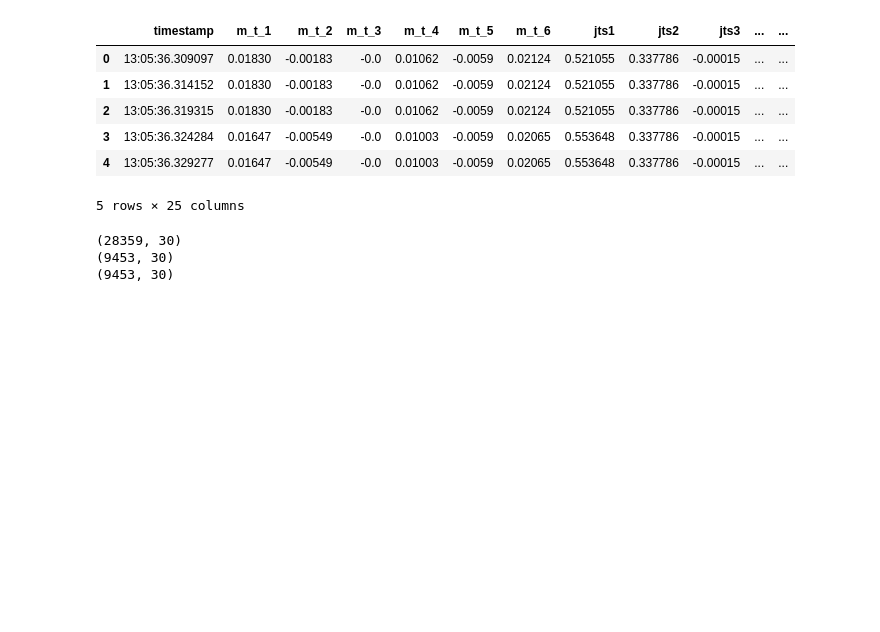
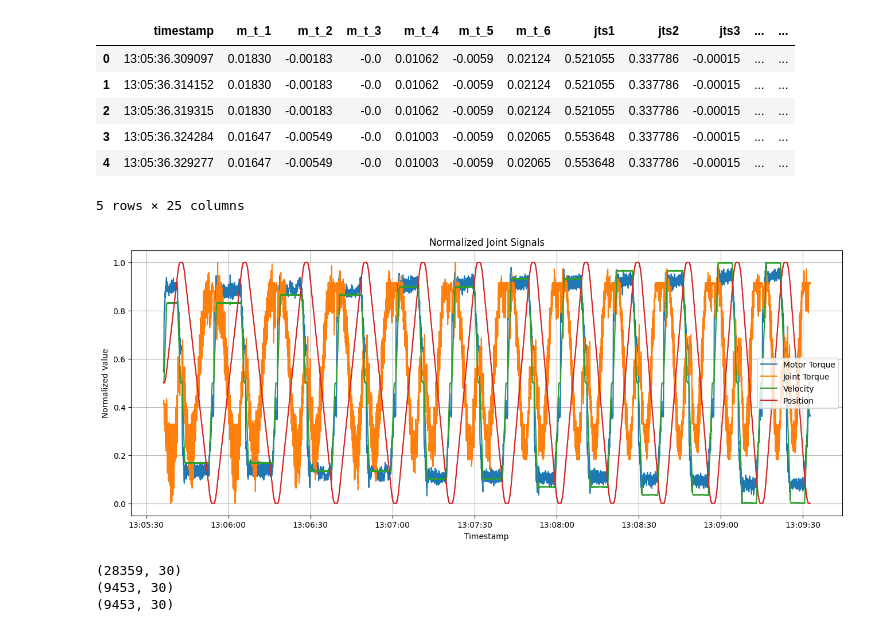
Before and after one commit to SDprogramer/Friction_Modelling, a Jupyter notebook: EXP_1/PINN_File/stribeck.ipynb, the cells around one changed output. Drawn from its saved outputs; the diff is of its cells as text; code cells hidden in the pictures; blank space fills up the shorter version.

```diff
--- a/EXP_1/PINN_File/stribeck.ipynb
+++ b/EXP_1/PINN_File/stribeck.ipynb
@@ -42,3 +45,40 @@ df["tf"] = (N * df["tm"]) - df["tj"]
+# %%
+plot_df = df[["tm", "tj", "v", "q"]].copy()
+scaler = MinMaxScaler()
+plot_scaled = scaler.fit_transform(plot_df)
+plot_scaled = pd.DataFrame(
+    plot_scaled,
+    columns=plot_df.columns
+)
+plt.figure(figsize=(16,6))
+plt.plot(
+    df["timestamp"],
+    plot_scaled["tm"],
+    label="Motor Torque"
+)
+plt.plot(
+    df["timestamp"],
+    plot_scaled["tj"],
+    label="Joint Torque"
+)
+plt.plot(
+    df["timestamp"],
+    plot_scaled["v"],
+    label="Velocity"
+)
+plt.plot(
+    df["timestamp"],
+    plot_scaled["q"],
+    label="Position"
+)
+plt.legend()
+plt.xlabel("Timestamp")
+plt.ylabel("Normalized Value")
+plt.title("Normalized Joint Signals")
+plt.grid(True)
+plt.show()
+# %% [output]
+[figure, added]
 # %%
 size = len(df)
 
```
Also changed, not shown: parts of 6 cells of this notebook, 3 other files.
